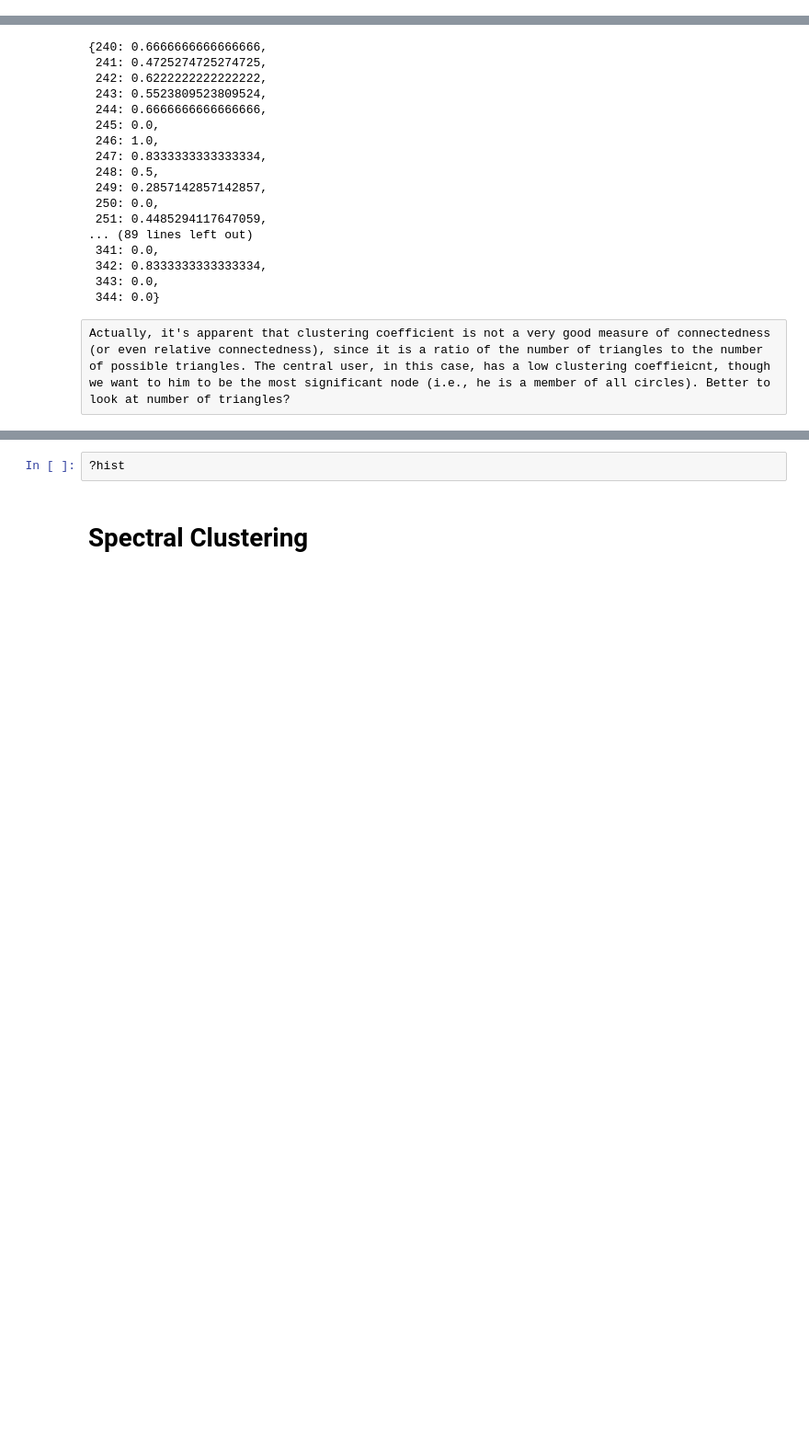
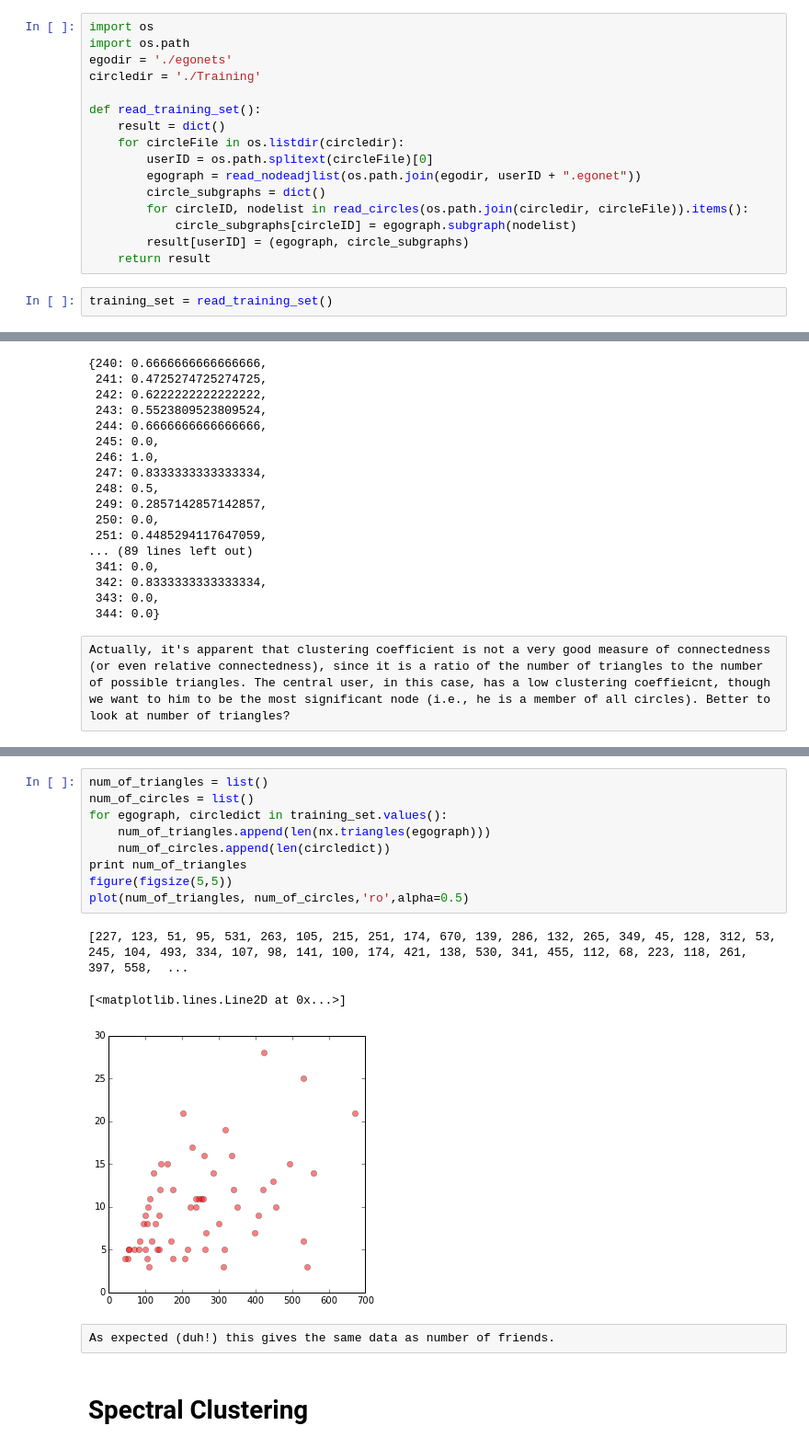
Before and after one commit to bmkessler/Kaggle_Social_Circles, a Jupyter notebook: clustering.ipynb, the cells around one changed output, grey strips where cells are left out. Shown at 92% size. Drawn from its saved outputs; the diff is of its cells as text; blank space fills up the shorter version.

```diff
--- a/clustering.ipynb
+++ b/clustering.ipynb
@@ -60,3 +62,21 @@ for circlefile in os.listdir(circledir):
+# %%
+import os
+import os.path
+egodir = './egonets'
+circledir = './Training'
+
+def read_training_set():
+    result = dict()
+    for circleFile in os.listdir(circledir):
+        userID = os.path.splitext(circleFile)[0]
+        egograph = read_nodeadjlist(os.path.join(egodir, userID + ".egonet"))
+        circle_subgraphs = dict()
+        for circleID, nodelist in read_circles(os.path.join(circledir, circleFile)).items():
+            circle_subgraphs[circleID] = egograph.subgraph(nodelist)
+        result[userID] = (egograph, circle_subgraphs)
+    return result
+# %%
+training_set = read_training_set()
 # %% [markdown]
 ## First consider the average clustering coefficient for the entire egonet.
 # %%
@@ -132,5 +152,18 @@ for n, (circle_ID, node_list) in enumerate(circle_dict.items()):
-# %%
-?hist
+# %%
+num_of_triangles = list()
+num_of_circles = list()
+for egograph, circledict in training_set.values():
+    num_of_triangles.append(len(nx.triangles(egograph)))
+    num_of_circles.append(len(circledict))
+print num_of_triangles
+figure(figsize(5,5))
+plot(num_of_triangles, num_of_circles,'ro',alpha=0.5)
+# %% [output]
+[227, 123, 51, 95, 531, 263, 105, 215, 251, 174, 670, 139, 286, 132, 265, 349, 45, 128, 312, 53, 245, 104, 493, 334, 107, 98, 141, 100, 174, 421, 138, 530, 341, 455, 112, 68, 223, 118, 261, 397, 558,  ...
+[<matplotlib.lines.Line2D at 0x...>]
+[figure, added]
+# %% [raw]
+As expected (duh!) this gives the same data as number of friends.
 # %% [markdown]
 # Spectral Clustering
 # %% [raw]
```
Also changed, not shown: parts of 9 cells of this notebook, 1 other file.
